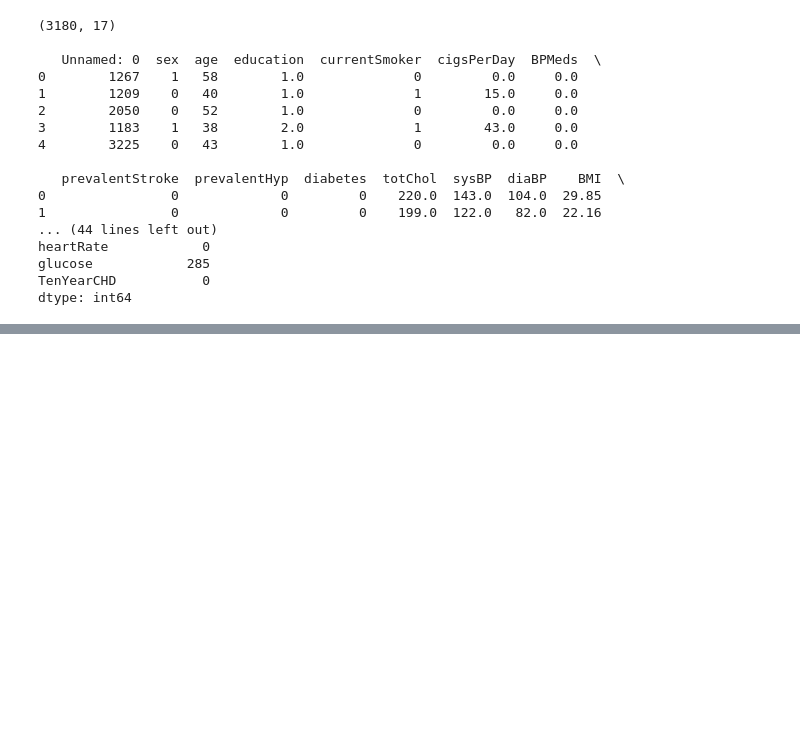
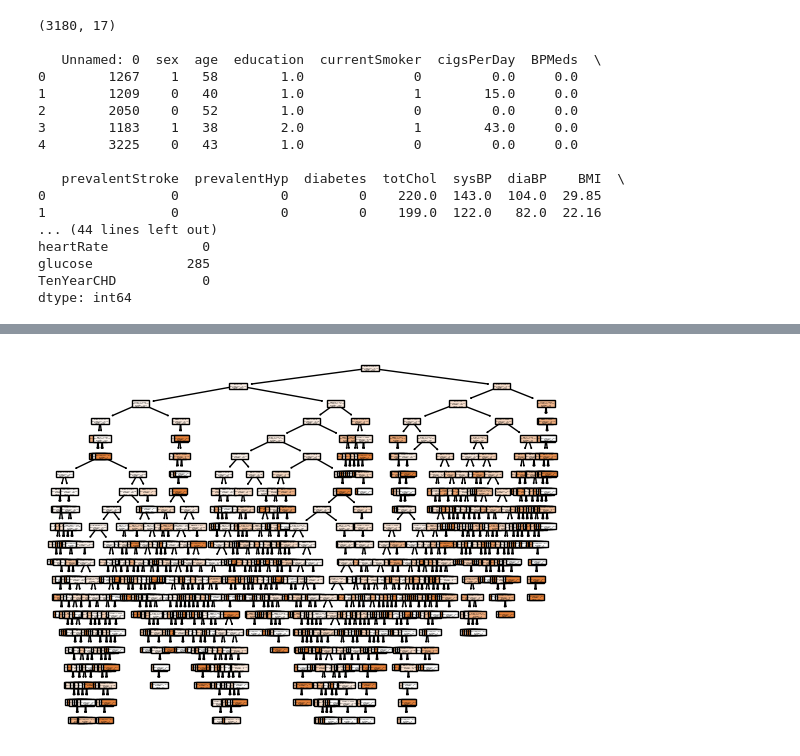
Before and after one commit to Catherine-Nguyen88/project_chd, a Jupyter notebook: chd_Isabella's_part.ipynb, the cells around one changed output, grey strips where cells are left out. Drawn from its saved outputs; the diff is of its cells as text; code cells hidden in the pictures; blank space fills up the shorter version.

```diff
--- a/chd_Isabella's_part.ipynb
+++ b/chd_Isabella's_part.ipynb
@@ -75,0 +85,22 @@ dtype: int64
+# %%
+train_data = pd.read_csv('./project_chd/fhs_train.csv')
+test_data = pd.read_csv('./project_chd/fhs_test.csv')
+
+# clean training data
+train_data1 = train_data.loc[:,['sex', 'age', 'education', 'currentSmoker', 'cigsPerDay',
+       'BPMeds', 'prevalentStroke', 'prevalentHyp', 'diabetes', 'totChol',
+       'sysBP', 'diaBP', 'BMI', 'heartRate', 'glucose', 'TenYearCHD']]
+
+train_final = train_data1.loc[:,['sex', 'currentSmoker', 'cigsPerDay',
+                          'diabetes', 'totChol', 'sysBP',
+                          'diaBP', 'BMI', 'TenYearCHD']]
+train_final1 = train_final.dropna()
+
+# clean testing data
+test_data1 = train_data.loc[:,['sex', 'age', 'education', 'currentSmoker', 'cigsPerDay',
+       'BPMeds', 'prevalentStroke', 'prevalentHyp', 'diabetes', 'totChol',
+       'sysBP', 'diaBP', 'BMI', 'heartRate', 'glucose', 'TenYearCHD']]
+test_final = test_data1.loc[:,['sex', 'currentSmoker', 'cigsPerDay',
+                                 'diabetes', 'totChol', 'sysBP',
+                                 'diaBP', 'BMI', 'TenYearCHD']]
+test_final1 = test_final.dropna()
@@ -75,0 +120,22 @@ dtype: int64
+# %%
+from sklearn.tree import DecisionTreeRegressor # import tree classifier
+from sklearn.tree import plot_tree
+
+# process data
+y = train_final1['TenYearCHD']
+vars = ['sex','currentSmoker','cigsPerDay','diabetes','totChol','sysBP','diaBP','BMI']
+X = train_final1.loc[:,vars]
+
+X_test = test_final1.loc[:,vars]
+y_test = test_final1['TenYearCHD']
+# %%
+# fit decision tree
+cart = DecisionTreeRegressor(max_depth = 20) # create a regression object
+cart = cart.fit(X,y) # fit the regression
+var_names = cart.feature_names_in_
+
+# visualize results
+plot_tree(cart,filled=True,feature_names=var_names)
+plt.show()
+# %% [output]
+[figure, added]
```
Also changed, not shown: parts of 7 cells of this notebook.
